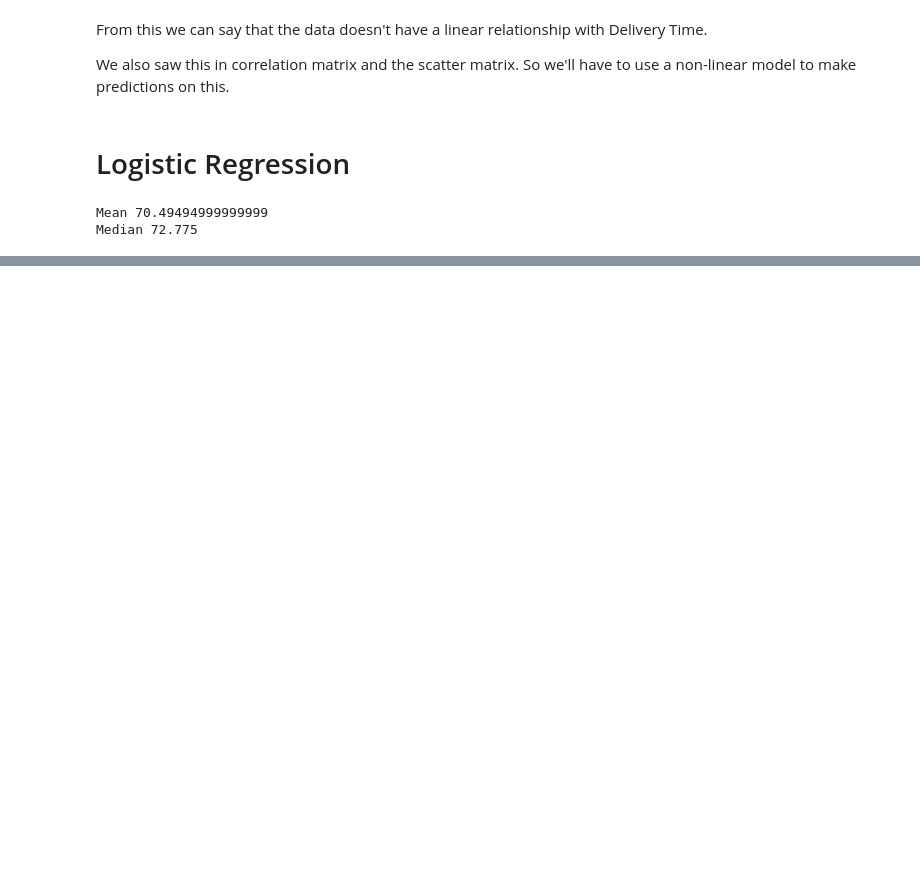
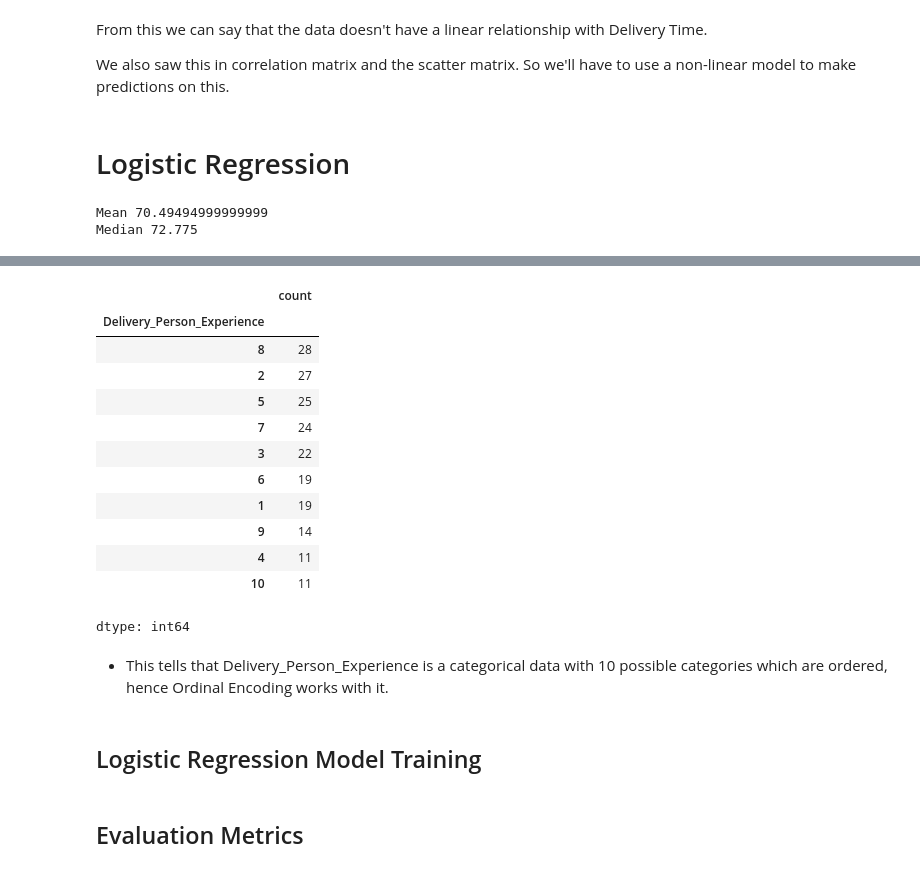
Before and after one commit to pstrings/MachineLearningTraining, a Jupyter notebook: Food_Delivery_Time_Prediction.ipynb, the cells around one changed output, grey strips where cells are left out. Cells and saved outputs as stored; diff of their text form; code cells hidden in the pictures; blank space fills up the shorter version.

```diff
--- a/Food_Delivery_Time_Prediction.ipynb
+++ b/Food_Delivery_Time_Prediction.ipynb
@@ -196,0 +210,3 @@ I'm going to make delivery status as 1 for delayed and 0 for fast
+# %%
+delivery_data["Delivery_Status"] = delivery_data["Delivery_Time"] > median
+delivery_data["Delivery_Status"] = delivery_data["Delivery_Status"].astype(int)
@@ -196,0 +227,18 @@ I'm going to make delivery status as 1 for delayed and 0 for fast
+# %%
+delivery_data["Delivery_Person_Experience"].value_counts()
+# %% [output]
+|  | count |
+| Delivery_Person_Experience |  |
+| 8 | 28 |
+| 2 | 27 |
+| 5 | 25 |
+| 7 | 24 |
+| 3 | 22 |
+| 6 | 19 |
+| 1 | 19 |
+| 9 | 14 |
+| 4 | 11 |
+| 10 | 11 |
+dtype: int64
+# %% [markdown]
+- This tells that Delivery_Person_Experience is a categorical data with 10 possible categories which are ordered, hence Ordinal Encoding works with it.
@@ -196,0 +263,2 @@ I'm going to make delivery status as 1 for delayed and 0 for fast
+# %% [markdown]
+## Logistic Regression Model Training
@@ -196,0 +274,2 @@ I'm going to make delivery status as 1 for delayed and 0 for fast
+# %% [markdown]
+## Evaluation Metrics
```
Also changed, not shown: parts of 16 cells of this notebook.
